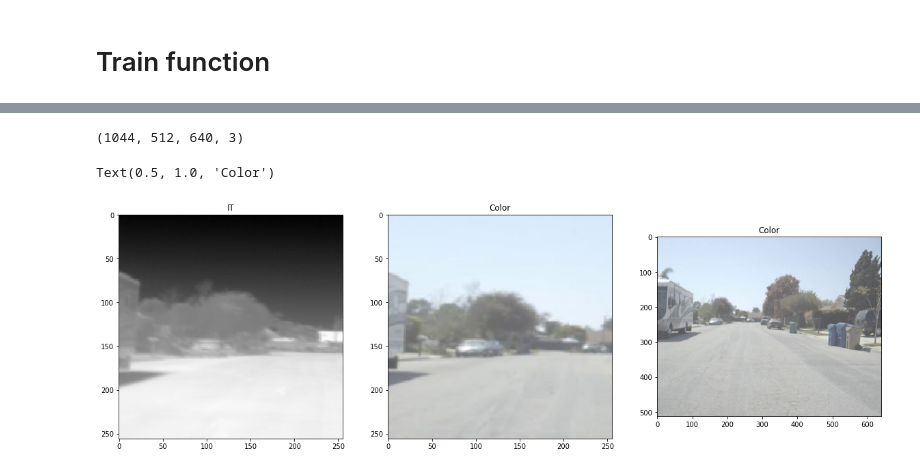
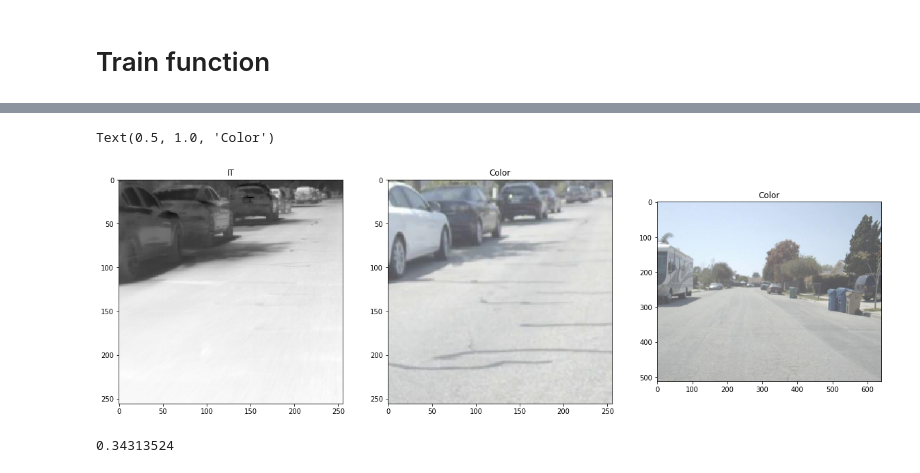
Before and after one commit to nadavshalev/TermalColoring, a Jupyter notebook: learning/GAN-Copy1.ipynb, the cells around one changed output, grey strips where cells are left out. Drawn from its saved outputs; the diff is of its cells as text; code cells hidden in the pictures.

```diff
--- a/learning/GAN-Copy1.ipynb
+++ b/learning/GAN-Copy1.ipynb
@@ -346,10 +349,10 @@ def train(d_model, g_model, gan_model, train_crops,n_epochs=100, n_batch=1, n_pa
 # %%
 im_width = 640; im_height = 512
 border = 5
-path_train = '../../../data/FLIR/training/Calib/'
+path_train = '../../../data/FLIR/training/Calib_cut/'
 X,Y = get_data(path_train)
 # X,Y = get_data_lab(path_train,im_width,im_height)
-X_train, X_test, y_train, y_test = train_test_split(X, Y, test_size=20/1064,random_state=2019)
+X_train, X_test, y_train, y_test = train_test_split(X, Y, test_size=20/1040,random_state=2019)
 #X_test,Y_test = get_data(path_test)
 # %% [output]
 [interactive output not drawn]
@@ -359,8 +362,8 @@ t_image_shape = (256,256,1);c_image_shape = (256,256,3)
 # define the models
 d_model = define_discriminator(t_image_shape, c_image_shape)
 g_model = define_generator(t_image_shape)
-# g_model.load_weights('g_model_lab-tgs-salt.h5')
-# d_model.load_weights('d_model_lab-tgs-salt.h5')
+g_model.load_weights('g_model_l1-salt_cut1.h5')
+d_model.load_weights('d_model_l1-salt_cut1.h5')
 # define the composite model
 gan_model = define_gan(g_model, d_model, t_image_shape)
 # summarize the model
@@ -368,10 +371,11 @@ gan_model = define_gan(g_model, d_model, t_image_shape)
 # plot the model
 # plot_model(gan_model, to_file='gan_model_plot.png', show_shapes=True, show_layer_names=True)
 
+data_gen_args = dict(horizontal_flip=True)
 image_datagen = ImageDataGenerator(**data_gen_args)
 
-yimage_generator = image_datagen.flow(y_train, seed=124, batch_size=1, shuffle=False)
-Ximage_generator = image_datagen.flow(X_train, seed=124, batch_size=1, shuffle=False)
+yimage_generator = image_datagen.flow(y_train, seed=2019, batch_size=1, shuffle=True)
+Ximage_generator = image_datagen.flow(X_train, seed=2019, batch_size=1, shuffle=True)
 
 train_generator = zip(Ximage_generator, yimage_generator)
 train_crops = crop_generator(train_generator, 256)
@@ -405,34 +409,36 @@ xi = plot_sample(train_crops, g_model, 1, to_lab=False)
-# %%
-y_train.shape
-# %% [output]
-(1044, 512, 640, 3)
+# %%
+yimage_generator = image_datagen.flow(y_train, seed=124, batch_size=1, shuffle=True)
+Ximage_generator = image_datagen.flow(X_train, seed=124, batch_size=1, shuffle=True)
+
+train_generator = zip(Ximage_generator, yimage_generator)
+train_crops = crop_generator(train_generator, 256)
 # %%
 
 
-image_datagen = ImageDataGenerator(**data_gen_args)
+#image_datagen = ImageDataGenerator(**data_gen_args)
 
-yimage_generator = image_datagen.flow(y_train, seed=124, batch_size=1, shuffle=False)
-Ximage_generator = image_datagen.flow(X_train, seed=124, batch_size=1, shuffle=False)
+#yimage_generator = image_datagen.flow(y_train, seed=124, batch_size=1, shuffle=False)
+#Ximage_generator = image_datagen.flow(X_train, seed=124, batch_size=1, shuffle=False)
 
-train_generator = zip(Ximage_generator, yimage_generator)
-train_crops = crop_generator(train_generator, 256)
+#train_generator = zip(Ximage_generator, yimage_generator)
+#train_crops = crop_generator(train_generator, 256)
 
 i = 0
 ind = 5
 
 for x,y in train_crops:
     if i ==ind:
         break
     i +=1
 fig, ax = plt.subplots(1, 3, figsize=(20, 10))
 ax[0].imshow(x.squeeze())
 ax[0].set_title('IT')
 
 ax[1].imshow(y.squeeze())
 ax[1].set_title('Color')
 
 ax[2].imshow(y_train[ind].squeeze())
 ax[2].set_title('Color')
 # %% [output]
 Text(0.5, 1.0, 'Color')
-[figure, old version]
+[figure, new version]
@@ -438,0 +452,4 @@ Text(0.5, 1.0, 'Color')
+# %%
+np.min(xi)
+# %% [output]
+0.34313524
```
Also changed, not shown: parts of 8 cells of this notebook, 1 other file.
